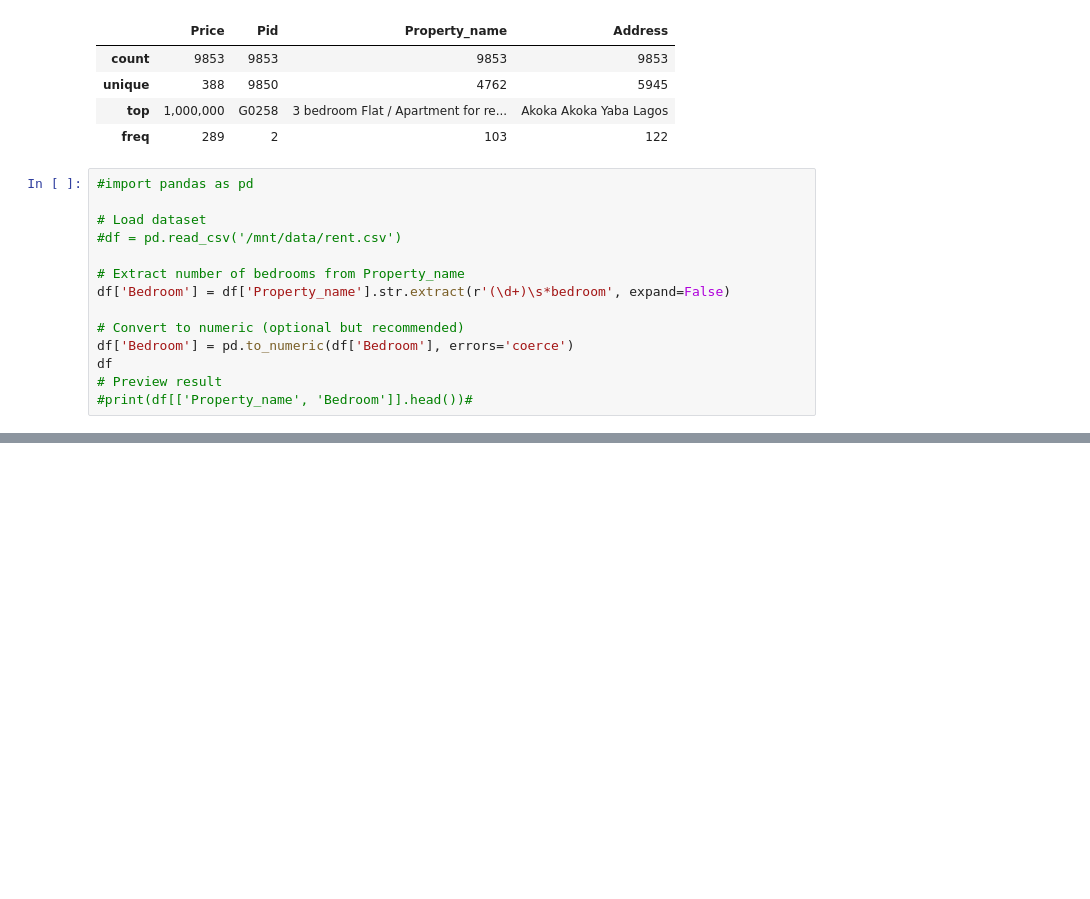
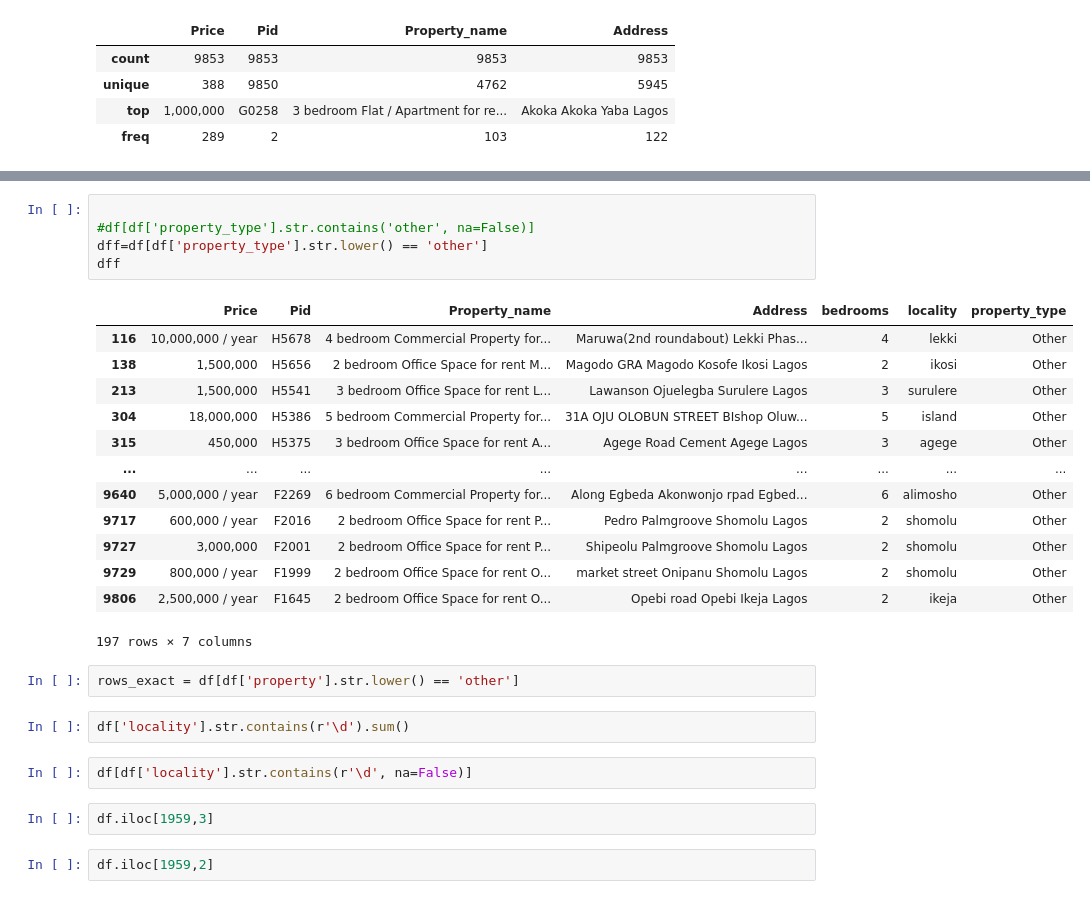
Before and after one commit to DavidOdavid333/lagos-housing-price-prediction-project, a Jupyter notebook: DataCleaningnPreparation.ipynb, the cells around one changed output, grey strips where cells are left out. Cells and saved outputs as stored; diff of their text form; blank space fills up the shorter version.

Commit message:
still on data cleaning

```diff
--- a/DataCleaningnPreparation.ipynb
+++ b/DataCleaningnPreparation.ipynb
@@ -53,17 +43,3 @@ df.describe()
 | unique | 388 | 9850 | 4762 | 5945 |
 | top | 1,000,000 | G0258 | 3 bedroom Flat / Apartment for re... | Akoka Akoka Yaba Lagos |
 | freq | 289 | 2 | 103 | 122 |
-# %%
-#import pandas as pd
-
-# Load dataset
-#df = pd.read_csv('/mnt/data/rent.csv')
-
-# Extract number of bedrooms from Property_name
-df['Bedroom'] = df['Property_name'].str.extract(r'(\d+)\s*bedroom', expand=False)
-
-# Convert to numeric (optional but recommended)
-df['Bedroom'] = pd.to_numeric(df['Bedroom'], errors='coerce')
-df
-# Preview result
-#print(df[['Property_name', 'Bedroom']].head())#
@@ -83,0 +381,29 @@ df
+# %%
+
+#df[df['property_type'].str.contains('other', na=False)]
+dff=df[df['property_type'].str.lower() == 'other']
+dff
+# %% [output]
+|  | Price | Pid | Property_name | Address | bedrooms | locality | property_type |
+| 116 | 10,000,000 / year | H5678 | 4 bedroom Commercial Property for... | Maruwa(2nd roundabout) Lekki Phas... | 4 | lekki | Other |
+| 138 | 1,500,000 | H5656 | 2 bedroom Office Space for rent M... | Magodo GRA Magodo Kosofe Ikosi Lagos | 2 | ikosi | Other |
+| 213 | 1,500,000 | H5541 | 3 bedroom Office Space for rent L... | Lawanson Ojuelegba Surulere Lagos | 3 | surulere | Other |
+| 304 | 18,000,000 | H5386 | 5 bedroom Commercial Property for... | 31A OJU OLOBUN STREET BIshop Oluw... | 5 | island | Other |
+| 315 | 450,000 | H5375 | 3 bedroom Office Space for rent A... | Agege Road Cement Agege Lagos | 3 | agege | Other |
+| ... | ... | ... | ... | ... | ... | ... | ... |
+| 9640 | 5,000,000 / year | F2269 | 6 bedroom Commercial Property for... | Along Egbeda Akonwonjo rpad Egbed... | 6 | alimosho | Other |
+| 9717 | 600,000 / year | F2016 | 2 bedroom Office Space for rent P... | Pedro Palmgroove Shomolu Lagos | 2 | shomolu | Other |
+| 9727 | 3,000,000 | F2001 | 2 bedroom Office Space for rent P... | Shipeolu Palmgroove Shomolu Lagos | 2 | shomolu | Other |
+| 9729 | 800,000 / year | F1999 | 2 bedroom Office Space for rent O... | market street Onipanu Shomolu Lagos | 2 | shomolu | Other |
+| 9806 | 2,500,000 / year | F1645 | 2 bedroom Office Space for rent O... | Opebi road Opebi Ikeja Lagos | 2 | ikeja | Other |
+197 rows × 7 columns
+# %%
+rows_exact = df[df['property'].str.lower() == 'other']
+# %%
+df['locality'].str.contains(r'\d').sum()
+# %%
+df[df['locality'].str.contains(r'\d', na=False)]
+# %%
+df.iloc[1959,3]
+# %%
+df.iloc[1959,2]
```
Also changed, not shown: parts of 37 cells of this notebook.
